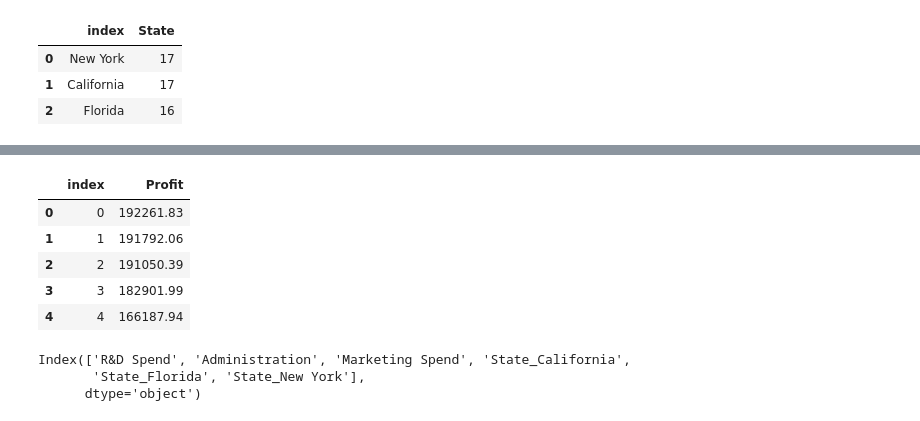
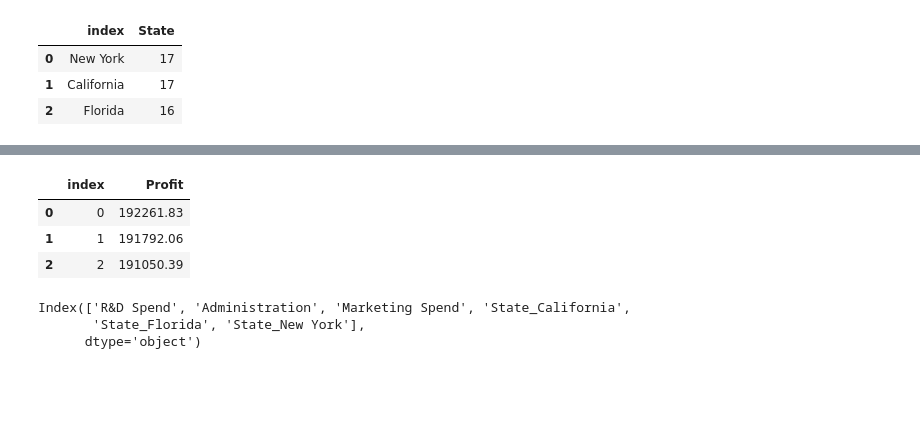
Before and after one commit to RAHULRAJ666DX/Startups-Profit-Prediction-Machine-Learning-Project, a Jupyter notebook: 50_Startups_Linear_Regression_Project.ipynb, the cells around one changed output, grey strips where cells are left out. Cells and saved outputs as stored; diff of their text form; code cells hidden in the pictures; blank space fills up the shorter version.

```diff
--- a/50_Startups_Linear_Regression_Project.ipynb
+++ b/50_Startups_Linear_Regression_Project.ipynb
@@ -26,6 +26,6 @@ from sklearn.metrics import mean_absolute_error
 # drive.mount('/content/drive')
 # %%
 # Importing the dataset
-dataset = pd.read_csv('https://raw.githubusercontent.com/RAHULRAJ666DX/50_StartUps_Linear_Regression_Project/main/Copy%20of%2050_Startups.csv')
+dataset = pd.read_csv('https://raw.githubusercontent.com/RAHULRAJ666DX/50_StartUps_Linear_Regression_Project/main/50_Startups.csv')
 
-dataset1 = pd.read_csv('https://raw.githubusercontent.com/RAHULRAJ666DX/50_StartUps_Linear_Regression_Project/main/Copy%20of%2050_Startups.csv')
+dataset1 = dataset.copy()
@@ -142,13 +175,11 @@ Independent.head()
 # %%
 Dependent = dataset['Profit']
-Dependent.head().reset_index()
+Dependent.head(3).reset_index()
 # %% [output]
 |  | index | Profit |
 | 0 | 0 | 192261.83 |
 | 1 | 1 | 191792.06 |
 | 2 | 2 | 191050.39 |
-| 3 | 3 | 182901.99 |
-| 4 | 4 | 166187.94 |
 # %%
 Independent.columns
 # %% [output]
```
Also changed, not shown: parts of 62 cells of this notebook.
